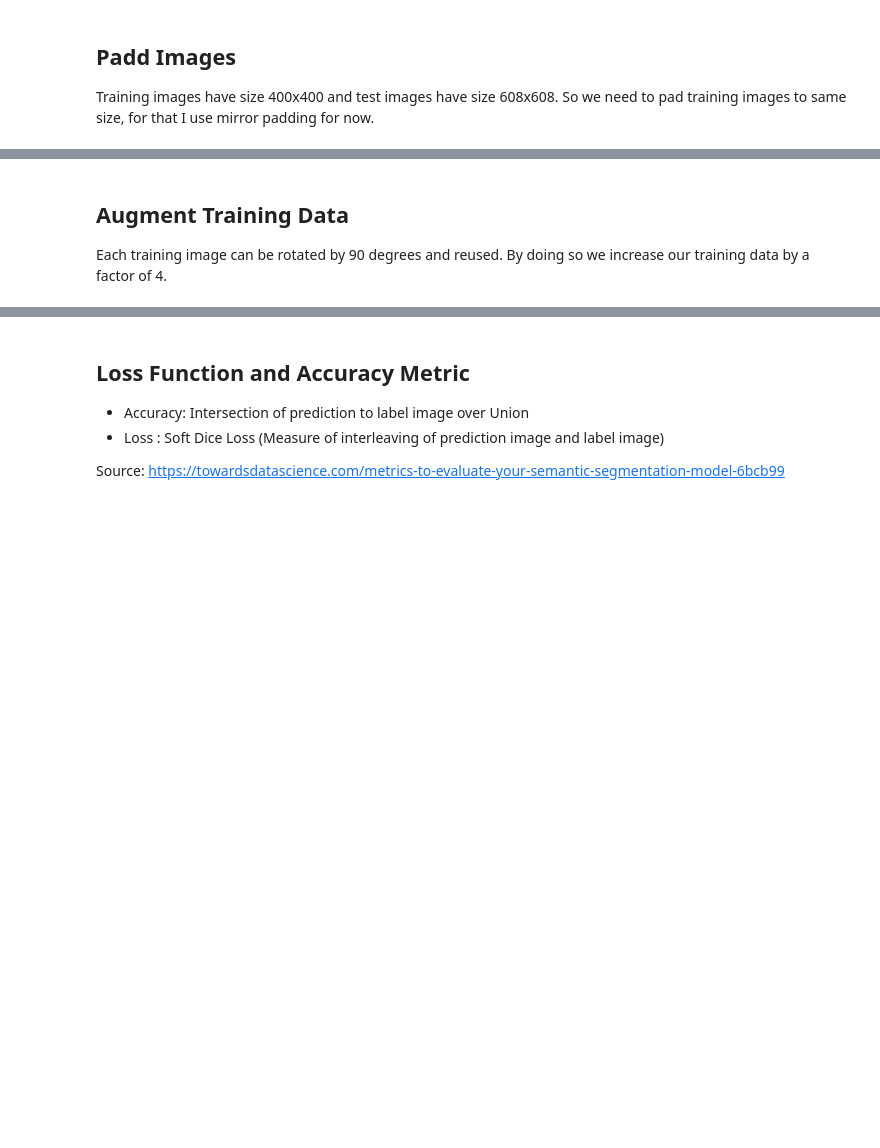
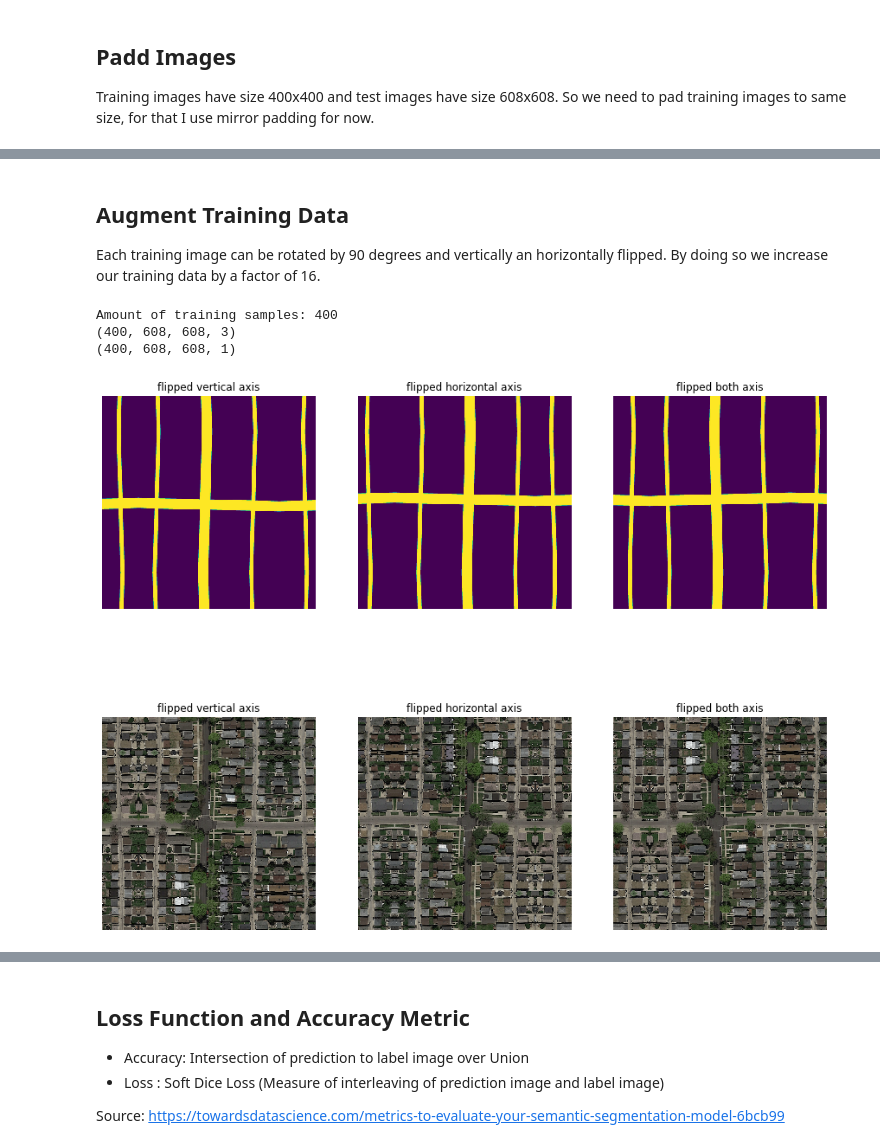
Before and after one commit to jkfrie/CIL-FS20-ETHZ, a Jupyter notebook: fullyCNN_baseline.ipynb, the cells around one changed output, grey strips where cells are left out. Drawn from its saved outputs; the diff is of its cells as text; code cells hidden in the pictures; blank space fills up the shorter version.

Commit message:
Update fullyCNN.ipynb
Data augmentation (flip, rotate)

```diff
--- a/fullyCNN_baseline.ipynb
+++ b/fullyCNN_baseline.ipynb
@@ -126,5 +135,68 @@ print(training_label.shape)
 (100, 608, 608, 1)
 # %% [markdown]
 ## Augment Training Data
-Each training image can be rotated by 90 degrees and reused. By doing so we increase our training data by a factor of 4.
+
+Each training image can be rotated by 90 degrees and vertically an horizontally flipped.
+By doing so we increase our training data by a factor of 16.
+# %%
+# flip training images horizontally, vertically and on both axes to increase training data *4
+flipped_training_images = []
+flipped_training_labels = []
+for i in range(n):
+    cur_image = Image.fromarray(training_image[i])
+    cur_label = Image.fromarray(np.squeeze(training_label[i]))
+    flipped_training_images.append(np.asarray(cur_image.transpose(Image.FLIP_LEFT_RIGHT)))
+    flipped_training_labels.append(np.asarray(cur_label.transpose(Image.FLIP_LEFT_RIGHT)))
+    cur_image = cur_image.transpose(Image.FLIP_TOP_BOTTOM)
+    cur_label = cur_label.transpose(Image.FLIP_TOP_BOTTOM)
+    flipped_training_images.append(np.asarray(cur_image))
+    flipped_training_labels.append(np.asarray(cur_label))
+    flipped_training_images.append(np.asarray(cur_image.transpose(Image.FLIP_LEFT_RIGHT)))
+    flipped_training_labels.append(np.asarray(cur_label.transpose(Image.FLIP_LEFT_RIGHT)))
+
+training_image = np.concatenate((training_image, np.array(flipped_training_images)), axis=0)
+training_label = np.concatenate((training_label, np.expand_dims(np.array(flipped_training_labels), -1)), axis=0)
+n = training_image.shape[0]
+print("Amount of training samples: " + str(n))
+print(training_image.shape)
+print(training_label.shape)
+
+# Plot flipped images
+f = plt.figure(figsize = (15, 25))
+
+f.add_subplot(1, 3, 1)
+plt.imshow(flipped_training_images[0])
+plt.title("flipped vertical axis")
+plt.axis('off')
+
+f.add_subplot(1, 3, 2)
+plt.imshow(flipped_training_images[1])
+plt.title("flipped horizontal axis")
+plt.axis('off')
+
+f.add_subplot(1, 3, 3)
+plt.imshow(flipped_training_images[2])
+plt.title("flipped both axis")
+plt.axis('off')
+
+f.add_subplot(2, 3, 1)
+plt.imshow(flipped_training_labels[0])
+plt.title("flipped vertical axis")
+plt.axis('off')
+
+f.add_subplot(2, 3, 2)
+plt.imshow(flipped_training_labels[1])
+plt.title("flipped horizontal axis")
+plt.axis('off')
+
+f.add_subplot(2, 3, 3)
+plt.imshow(flipped_training_labels[2])
+plt.title("flipped both axis")
+plt.axis('off')
+plt.show()
+# %% [output]
+Amount of training samples: 400
+(400, 608, 608, 3)
+(400, 608, 608, 1)
+[figure, added]
 # %%
```
Also changed, not shown: parts of 11 cells of this notebook.
